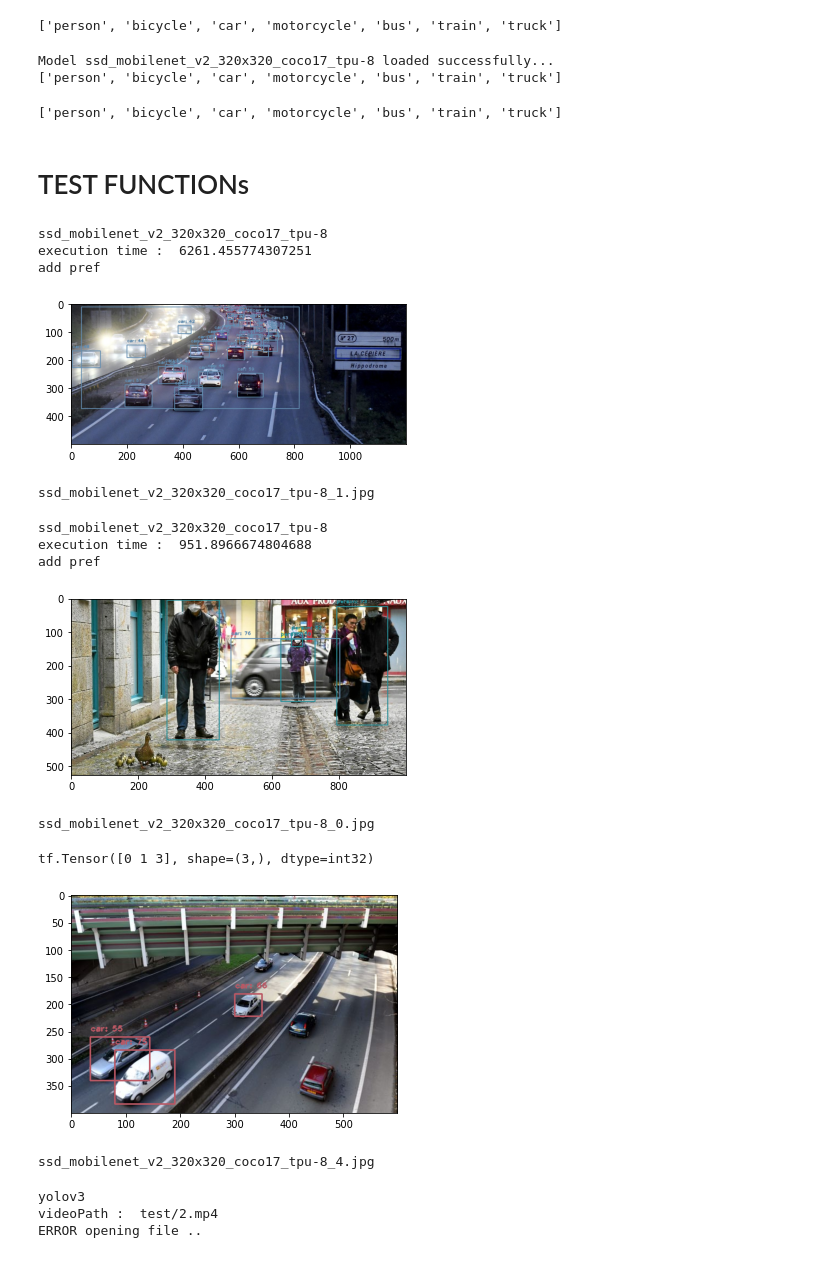
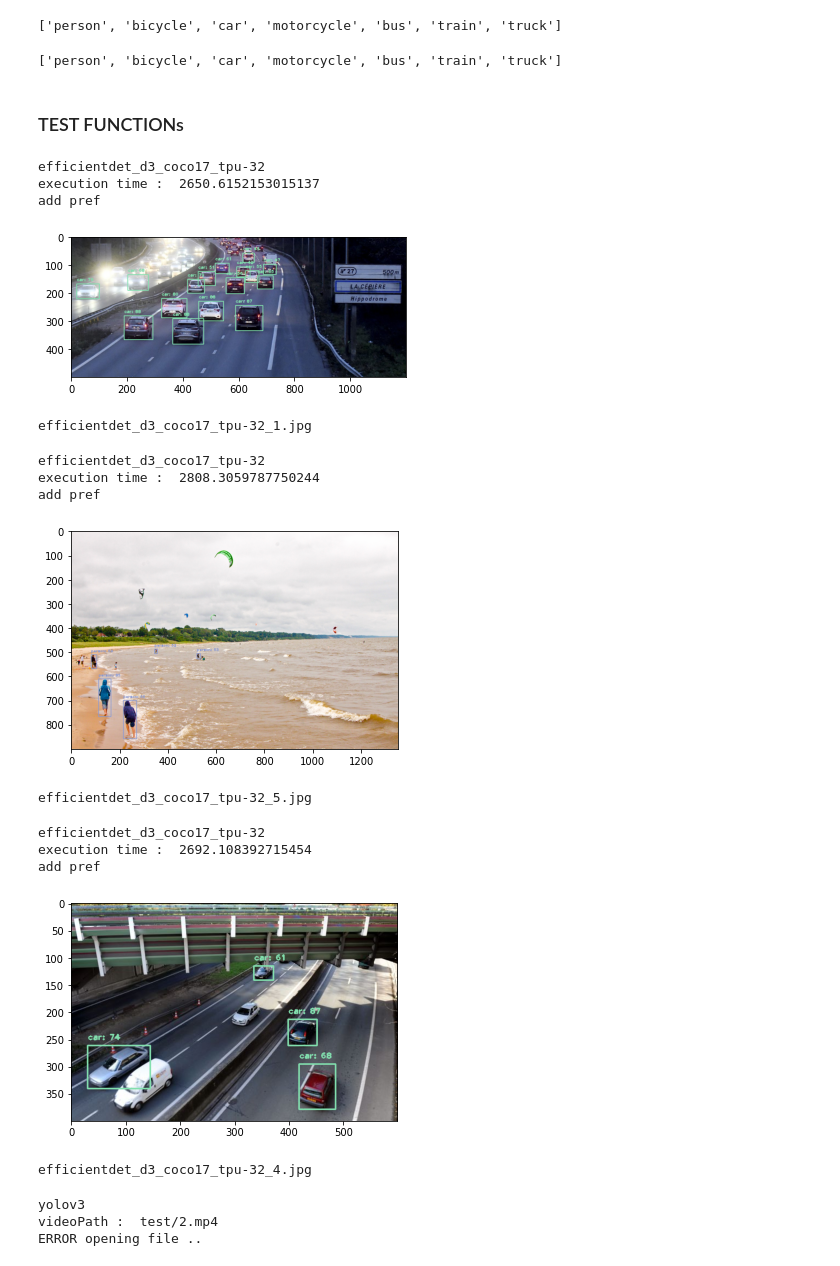
Before and after one commit to ayoubalami/object_detection_benchmarking, a Jupyter notebook: opencv_detection_video_benxhmark.ipynb, the cells around one changed output. Cells and saved outputs as stored; diff of their text form; code cells hidden in the pictures.

```diff
--- a/opencv_detection_video_benxhmark.ipynb
+++ b/opencv_detection_video_benxhmark.ipynb
@@ -209,15 +217,12 @@ def imageDetectionOpencv( image, threshold = 0.5,videoFrame=False,imagePath=None
 def predictImage( imagePath, threshold = 0.5):
     global modelName
     image = cv2.imread(imagePath)
-#     imagePerf={"a":"b"}
-# #     perf[imagePath]=imagePerf
-    # print("is_tensorflow_model")
-    # print(is_tensorflow_model)
+
     if is_tensorflow_model:
         bboxImage = imageDetectionTensorflow(image, threshold,imagePath=imagePath)
     else :
         bboxImage = imageDetectionOpencv(image, threshold,imagePath=imagePath)
-    pathnew="../"+modelName + "_" + imagePath[-5:-4] + ".jpg"
+    pathnew="../detection_result/"+modelName + "_" + imagePath[-5:-4] + ".jpg"
     cv2.imwrite(pathnew, bboxImage)
 
     img = cv2.cvtColor(bboxImage, cv2.COLOR_BGR2RGB)
@@ -276,43 +283,50 @@ init_model_yolo(modelName_="yolov3")
 # %% [output]
 ['person', 'bicycle', 'car', 'motorcycle', 'bus', 'train', 'truck']
 # %%
+# https://github.com/tensorflow/models/blob/master/research/object_detection/g3doc/tf2_detection_zoo.md
+# modelURL = "http://download.tensorflow.org/models/object_detection/tf2/20200711/centernet_resnet50_v2_512x512_coco17_tpu-8.tar.gz"
+# modelURL = "http://download.tensorflow.org/models/object_detection/tf2/20200711/ssd_mobilenet_v2_320x320_coco17_tpu-8.tar.gz"
+# modelURL = "http://download.tensorflow.org/models/object_detection/tf2/20210210/centernet_mobilenetv2fpn_512x512_coco17_od.tar.gz"
+# modelURL = "http://download.tensorflow.org/models/object_detection/tf2/20200711/ssd_mobilenet_v1_fpn_640x640_coco17_tpu-8.tar.gz"
+# modelURL = "http://download.tensorflow.org/models/object_detection/tf2/20200711/faster_rcnn_resnet101_v1_640x640_coco17_tpu-8.tar.gz"
+modelURL="http://download.tensorflow.org/models/object_detection/tf2/20200711/faster_rcnn_resnet50_v1_640x640_coco17_tpu-8.tar.gz"
 # modelURL = "http://download.tensorflow.org/models/object_detection/tf2/20200711/efficientdet_d0_coco17_tpu-32.tar.gz"
-modelURL = "http://download.tensorflow.org/models/object_detection/tf2/20200711/ssd_mobilenet_v2_320x320_coco17_tpu-8.tar.gz"
+# modelURL = "http://download.tensorflow.org/models/object_detection/tf2/20200711/ssd_mobilenet_v2_320x320_coco17_tpu-8.tar.gz"
+# modelURL="http://download.tensorflow.org/models/object_detection/tf2/20200711/efficientdet_d3_coco17_tpu-32.tar.gz"
 init_download_model_tensorflow(modelURL)
-# %% [output]
-Model ssd_mobilenet_v2_320x320_coco17_tpu-8 loaded successfully...
-['person', 'bicycle', 'car', 'motorcycle', 'bus', 'train', 'truck']
 # %%
 readClasses(classFile)
 # %% [output]
 ['person', 'bicycle', 'car', 'motorcycle', 'bus', 'train', 'truck']
 # %% [markdown]
-# TEST FUNCTIONs
+### TEST FUNCTIONs
 # %%
 imagePath = "../test/1.jpg"
 predictImage( imagePath,threshold=0.4)
 # %% [output]
-ssd_mobilenet_v2_320x320_coco17_tpu-8
-execution time :  6261.455774307251
+efficientdet_d3_coco17_tpu-32
+execution time :  2650.6152153015137
 add pref
-[figure, old version]
+[figure, new version]
-ssd_mobilenet_v2_320x320_coco17_tpu-8_1.jpg
+efficientdet_d3_coco17_tpu-32_1.jpg
 # %%
-imagePath = "../test/0.jpg"
+imagePath = "../test/5.jpg"
 predictImage( imagePath,threshold=0.5)
 # %% [output]
-ssd_mobilenet_v2_320x320_coco17_tpu-8
-execution time :  951.8966674804688
+efficientdet_d3_coco17_tpu-32
+execution time :  2808.3059787750244
 add pref
-[figure, old version]
+[figure, new version]
-ssd_mobilenet_v2_320x320_coco17_tpu-8_0.jpg
+efficientdet_d3_coco17_tpu-32_5.jpg
 # %%
 imagePath = "../test/4.jpg"
 predictImage( imagePath,threshold=0.5)
 # %% [output]
-tf.Tensor([0 1 3], shape=(3,), dtype=int32)
+efficientdet_d3_coco17_tpu-32
+execution time :  2692.108392715454
+add pref
-[figure, old version]
+[figure, new version]
-ssd_mobilenet_v2_320x320_coco17_tpu-8_4.jpg
+efficientdet_d3_coco17_tpu-32_4.jpg
 # %%
 videoPath="test/2.mp4"
 predictVideo(videoPath, threshold=0.4)
```
Also changed, not shown: parts of 8 cells of this notebook.
